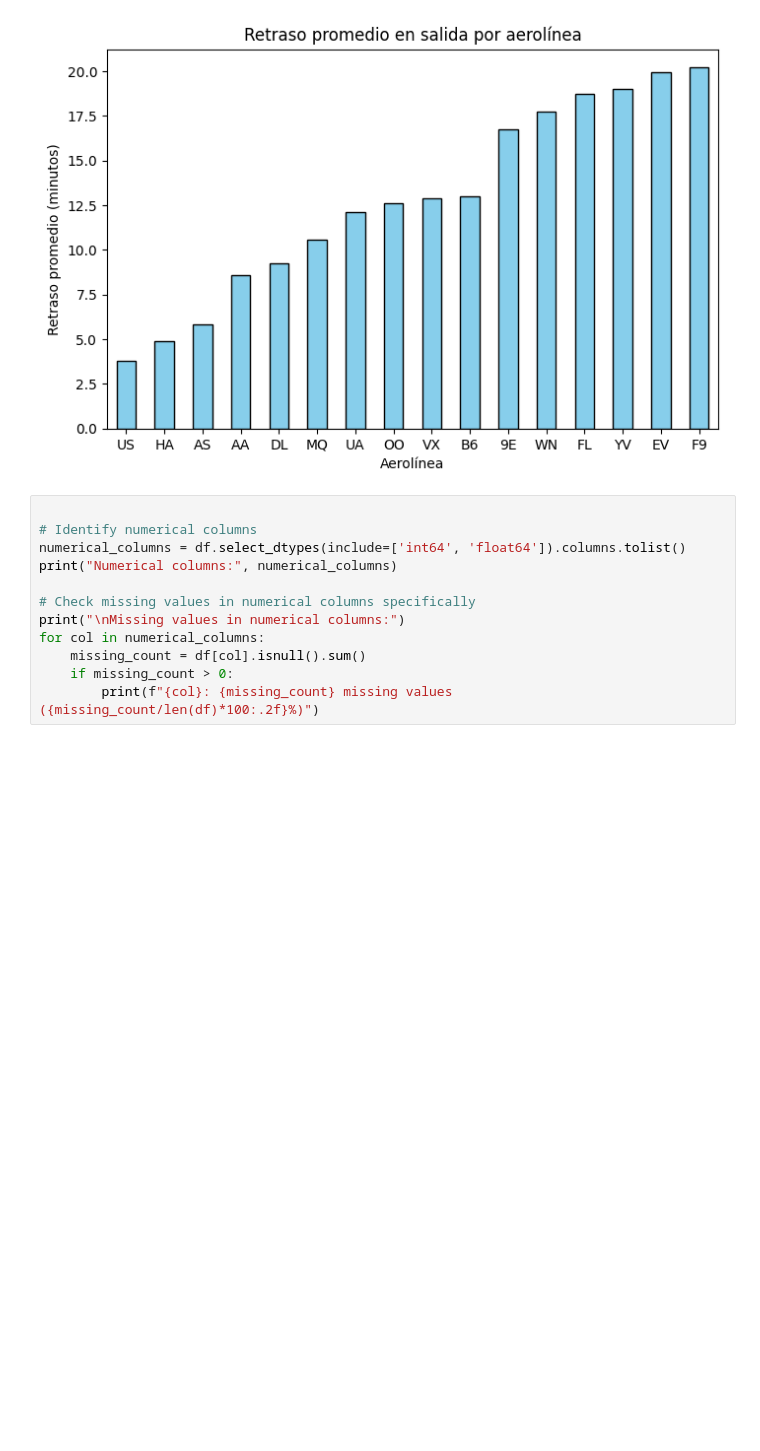
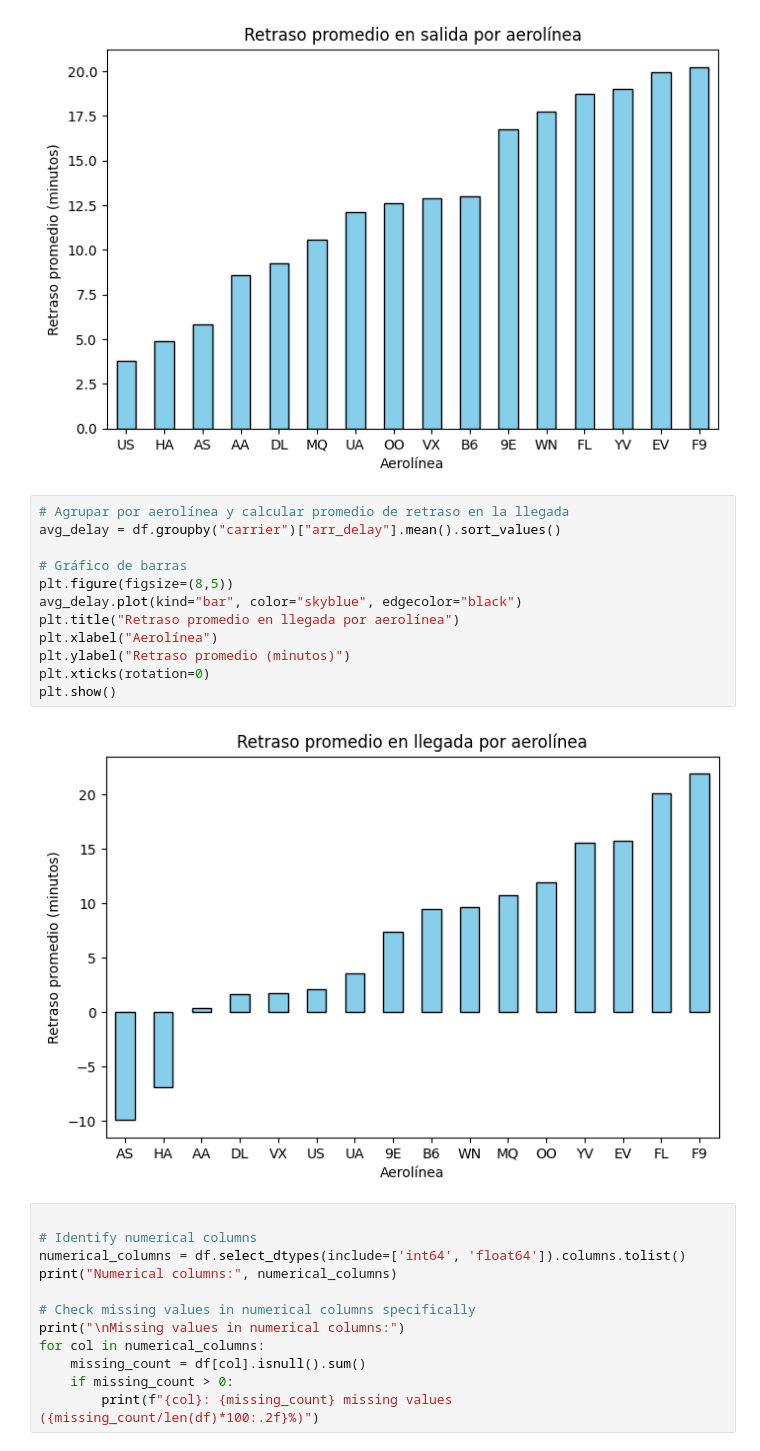
Before and after one commit to ispovala/taller_colaborativo_ds, a Jupyter notebook: flights.ipynb, the cells around one changed output. Cells and saved outputs as stored; diff of their text form; blank space fills up the shorter version.

Commit message:
Update flights.ipynb to modify flight details, reset execution counts, and add a bar chart for average arrival delays by airline.

```diff
--- a/flights.ipynb
+++ b/flights.ipynb
@@ -66,6 +66,20 @@ plt.xticks(rotation=0)
 plt.show()
 # %% [output]
 [figure]
+# %%
+# Agrupar por aerolínea y calcular promedio de retraso en la llegada
+avg_delay = df.groupby("carrier")["arr_delay"].mean().sort_values()
+
+# Gráfico de barras
+plt.figure(figsize=(8,5))
+avg_delay.plot(kind="bar", color="skyblue", edgecolor="black")
+plt.title("Retraso promedio en llegada por aerolínea")
+plt.xlabel("Aerolínea")
+plt.ylabel("Retraso promedio (minutos)")
+plt.xticks(rotation=0)
+plt.show()
+# %% [output]
+[figure, added]
 # %%
 
 # Identify numerical columns
```
Also changed, not shown: parts of 1 cell of this notebook.
